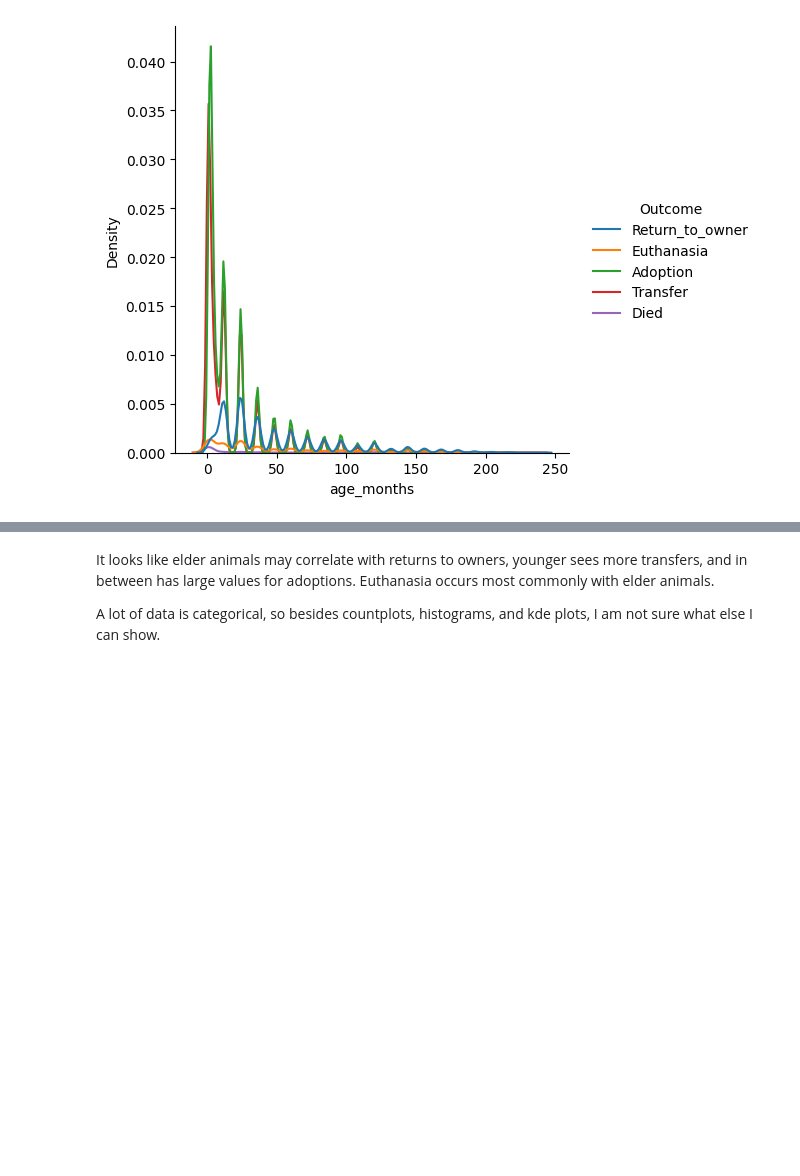
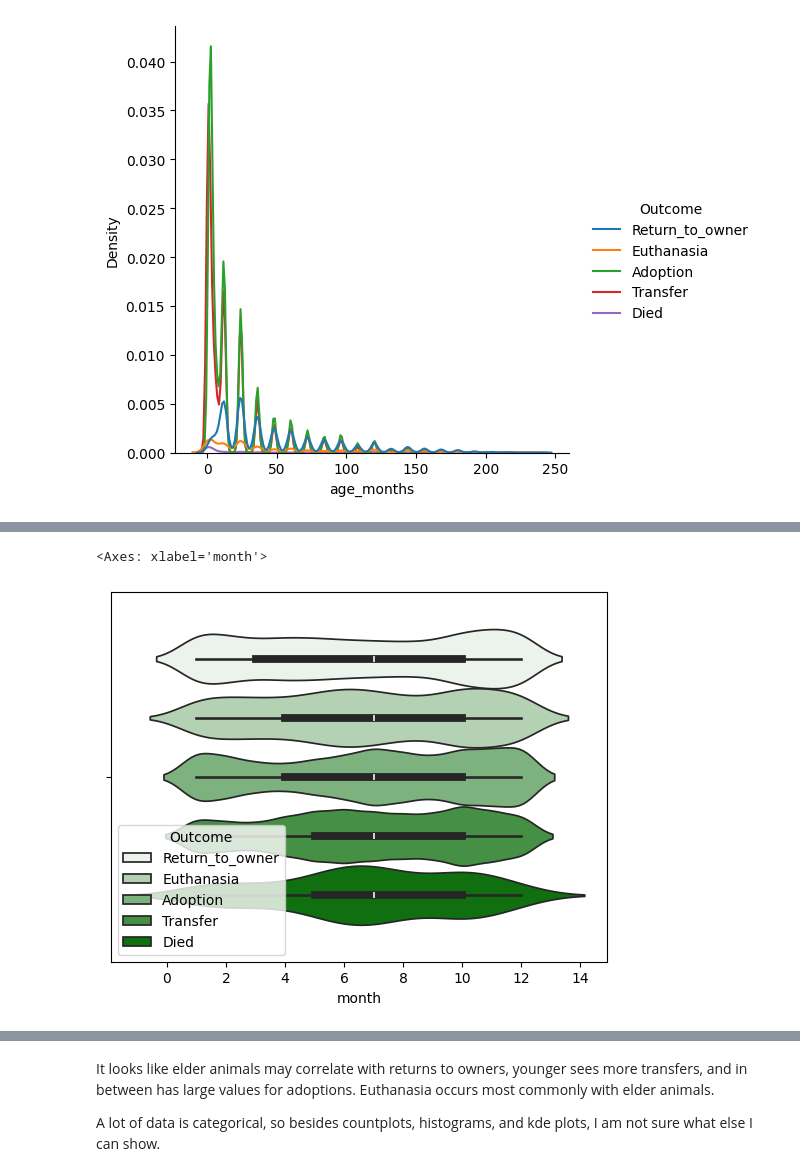
Before and after one commit to xVoidDevilx/ml-cs-ut, a Jupyter notebook: animal_shelter_ML.ipynb, the cells around one changed output, grey strips where cells are left out. Drawn from its saved outputs; the diff is of its cells as text; code cells hidden in the pictures; blank space fills up the shorter version.

```diff
--- a/animal_shelter_ML.ipynb
+++ b/animal_shelter_ML.ipynb
@@ -594,0 +605,5 @@ traindf = traindf.drop(columns=['Outcome'])
+# %%
+sns.violinplot(data=traindf, x='month', palette='light:green', hue='Outcome')
+# %% [output]
+<Axes: xlabel='month'>
+[figure, added]
```
Also changed, not shown: parts of 12 cells of this notebook.
